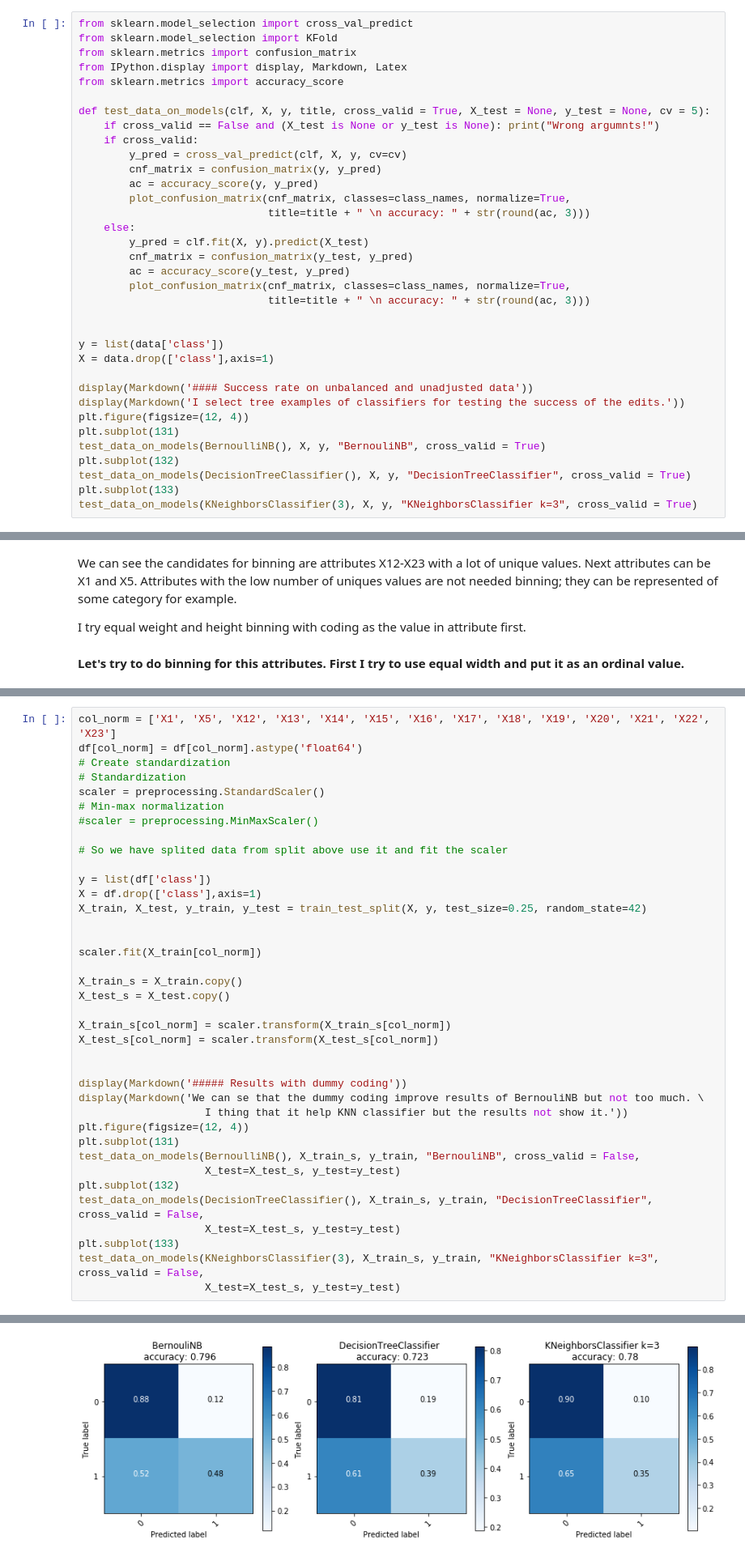
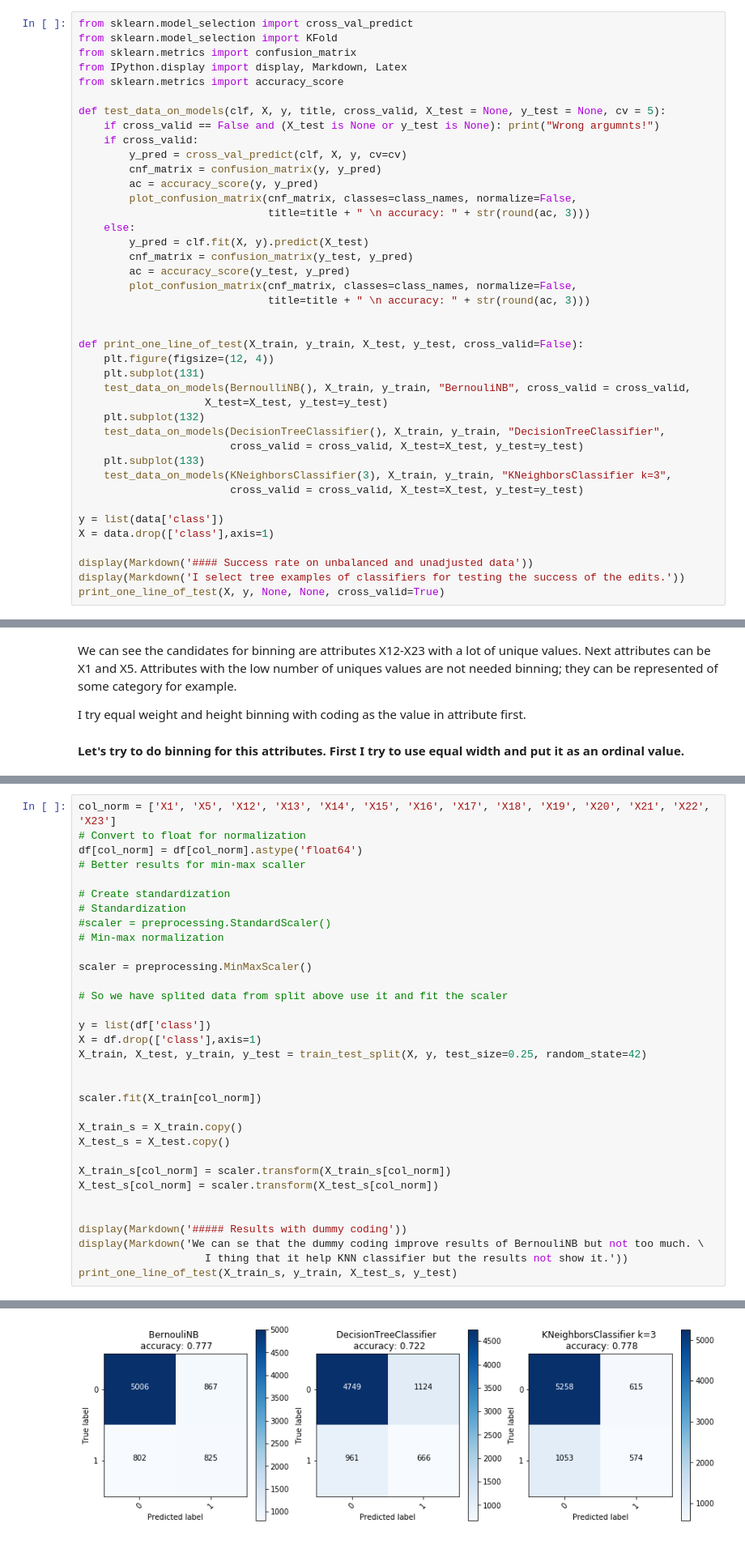
Before and after one commit to martilad/MI-PDD2018_tasks, a Jupyter notebook: 04/04_balancing_and_binning.ipynb, the cells around one changed output, grey strips where cells are left out. Shown at 81% size. Saved outputs shown, nothing was run; the diff lists cells and outputs as text.

```diff
--- a/04/04_balancing_and_binning.ipynb
+++ b/04/04_balancing_and_binning.ipynb
@@ -828,34 +828,40 @@ from sklearn.metrics import confusion_matrix
 from IPython.display import display, Markdown, Latex
 from sklearn.metrics import accuracy_score
 
-def test_data_on_models(clf, X, y, title, cross_valid = True, X_test = None, y_test = None, cv = 5):
+def test_data_on_models(clf, X, y, title, cross_valid, X_test = None, y_test = None, cv = 5):
     if cross_valid == False and (X_test is None or y_test is None): print("Wrong argumnts!")
     if cross_valid:
         y_pred = cross_val_predict(clf, X, y, cv=cv)
         cnf_matrix = confusion_matrix(y, y_pred)
         ac = accuracy_score(y, y_pred)
-        plot_confusion_matrix(cnf_matrix, classes=class_names, normalize=True,
+        plot_confusion_matrix(cnf_matrix, classes=class_names, normalize=False,
                               title=title + " \n accuracy: " + str(round(ac, 3)))
     else:
         y_pred = clf.fit(X, y).predict(X_test)
         cnf_matrix = confusion_matrix(y_test, y_pred)
         ac = accuracy_score(y_test, y_pred)
-        plot_confusion_matrix(cnf_matrix, classes=class_names, normalize=True,
+        plot_confusion_matrix(cnf_matrix, classes=class_names, normalize=False,
                               title=title + " \n accuracy: " + str(round(ac, 3)))
 
+
+def print_one_line_of_test(X_train, y_train, X_test, y_test, cross_valid=False):
+    plt.figure(figsize=(12, 4))
+    plt.subplot(131)
+    test_data_on_models(BernoulliNB(), X_train, y_train, "BernouliNB", cross_valid = cross_valid,
+                    X_test=X_test, y_test=y_test)
+    plt.subplot(132)
+    test_data_on_models(DecisionTreeClassifier(), X_train, y_train, "DecisionTreeClassifier",
+                        cross_valid = cross_valid, X_test=X_test, y_test=y_test)
+    plt.subplot(133)
+    test_data_on_models(KNeighborsClassifier(3), X_train, y_train, "KNeighborsClassifier k=3",
+                        cross_valid = cross_valid, X_test=X_test, y_test=y_test)
 
 y = list(data['class'])
 X = data.drop(['class'],axis=1)
 
 display(Markdown('#### Success rate on unbalanced and unadjusted data'))
 display(Markdown('I select tree examples of classifiers for testing the success of the edits.'))
-plt.figure(figsize=(12, 4))
-plt.subplot(131)
-test_data_on_models(BernoulliNB(), X, y, "BernouliNB", cross_valid = True)
-plt.subplot(132)
-test_data_on_models(DecisionTreeClassifier(), X, y, "DecisionTreeClassifier", cross_valid = True)
-plt.subplot(133)
-test_data_on_models(KNeighborsClassifier(3), X, y, "KNeighborsClassifier k=3", cross_valid = True)
+print_one_line_of_test(X, y, None, None, cross_valid=True)
 # %% [output]
 #### Success rate on unbalanced and unadjusted data
 I select tree examples of classifiers for testing the success of the edits.
@@ -1042,44 +1007,39 @@ We can se that the dummy coding improve results of BernouliNB but not too much.
 # %%
 col_norm = ['X1', 'X5', 'X12', 'X13', 'X14', 'X15', 'X16', 'X17', 'X18', 'X19', 'X20', 'X21', 'X22', 'X23']
+# Convert to float for normalization
 df[col_norm] = df[col_norm].astype('float64')
+# Better results for min-max scaller
+
 # Create standardization
 # Standardization
-scaler = preprocessing.StandardScaler()
+#scaler = preprocessing.StandardScaler()
 # Min-max normalization
-#scaler = preprocessing.MinMaxScaler()
+
+scaler = preprocessing.MinMaxScaler()
 
 # So we have splited data from split above use it and fit the scaler
 
 y = list(df['class'])
 X = df.drop(['class'],axis=1)
 X_train, X_test, y_train, y_test = train_test_split(X, y, test_size=0.25, random_state=42)
 
 
 scaler.fit(X_train[col_norm])
 
 X_train_s = X_train.copy()
 X_test_s = X_test.copy()
 
 X_train_s[col_norm] = scaler.transform(X_train_s[col_norm])
 X_test_s[col_norm] = scaler.transform(X_test_s[col_norm])
 
 
 display(Markdown('##### Results with dummy coding'))
 display(Markdown('We can se that the dummy coding improve results of BernouliNB but not too much. \
                     I thing that it help KNN classifier but the results not show it.'))
-plt.figure(figsize=(12, 4))
-plt.subplot(131)
-test_data_on_models(BernoulliNB(), X_train_s, y_train, "BernouliNB", cross_valid = False,
-                    X_test=X_test_s, y_test=y_test)
-plt.subplot(132)
-test_data_on_models(DecisionTreeClassifier(), X_train_s, y_train, "DecisionTreeClassifier", cross_valid = False,
-                    X_test=X_test_s, y_test=y_test)
-plt.subplot(133)
-test_data_on_models(KNeighborsClassifier(3), X_train_s, y_train, "KNeighborsClassifier k=3", cross_valid = False,
-                    X_test=X_test_s, y_test=y_test)
+print_one_line_of_test(X_train_s, y_train, X_test_s, y_test)
 # %% [output]
 ##### Results with dummy coding
 We can se that the dummy coding improve results of BernouliNB but not too much.                     I thing that it help KNN classifier but the results not show it.
-[figure, old version]
+[figure, new version]
 # %% [markdown]
 ### 3. Run clasification on unbalanced data, next for balanced using
```
Also changed, not shown: parts of 10 cells of this notebook.
